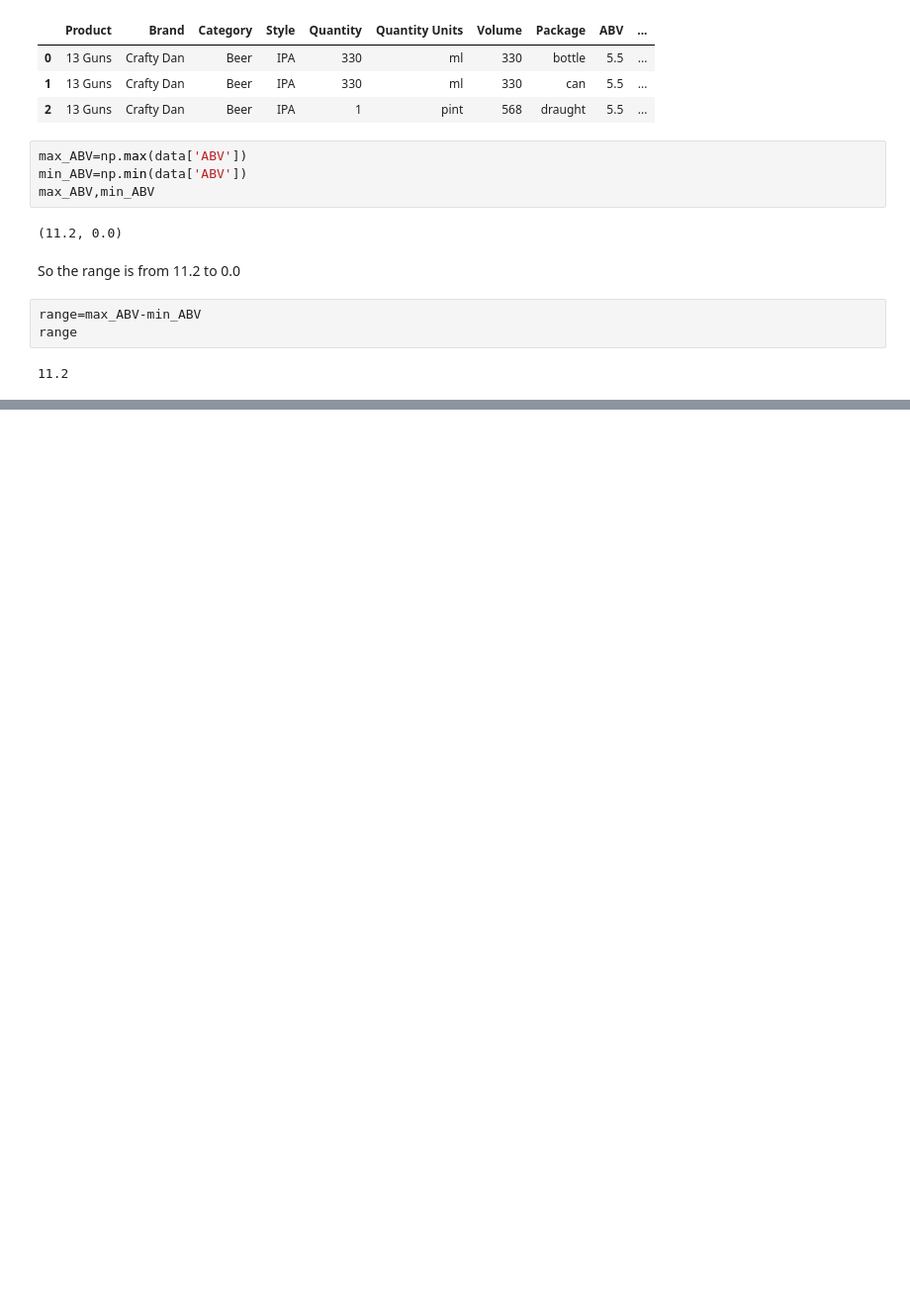
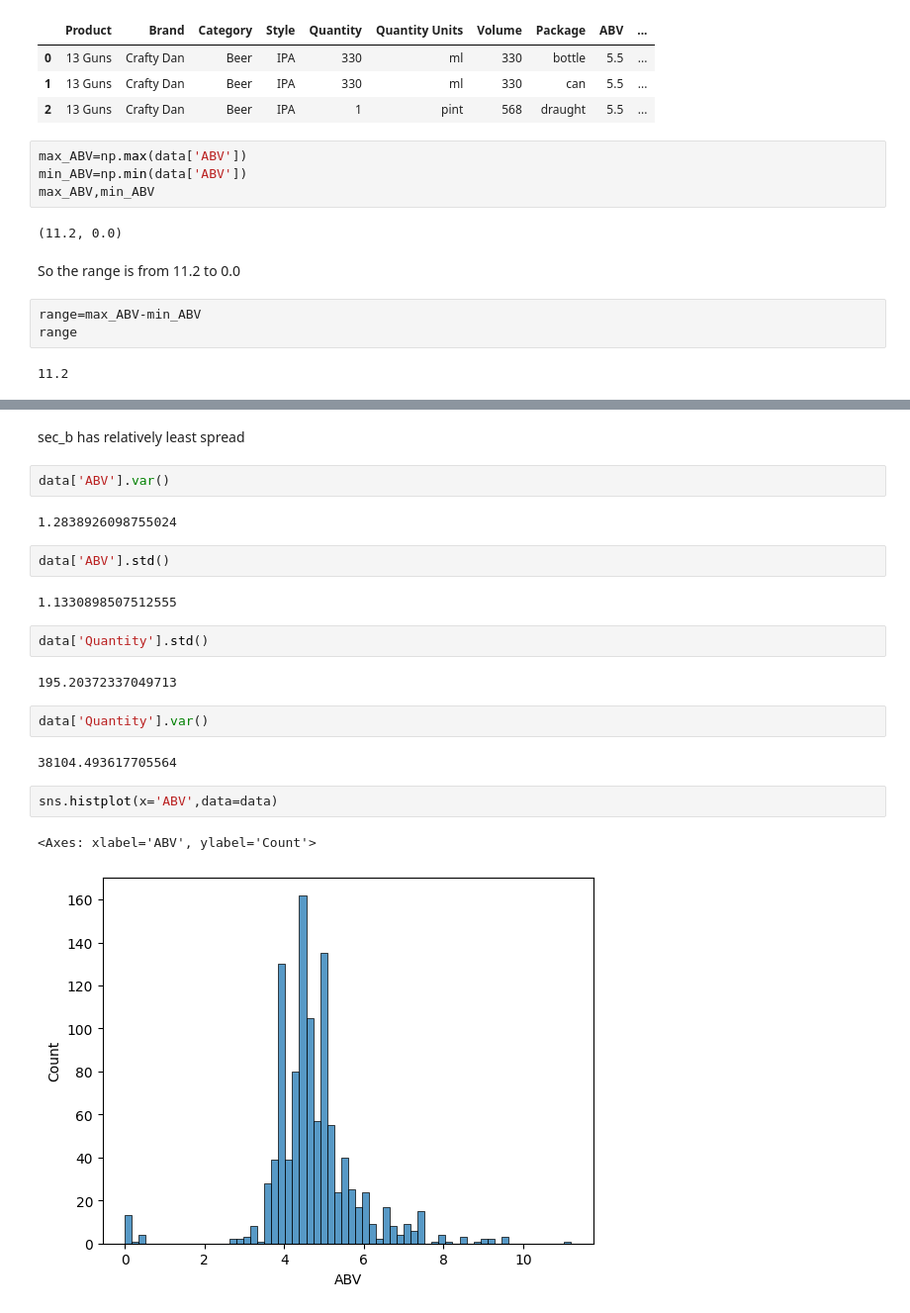
Before and after one commit to karishmasd/Data_Science, a Jupyter notebook: Measure_of_Variability.ipynb, the cells around one changed output, grey strips where cells are left out. Shown at 99% size. Drawn from its saved outputs; the diff is of its cells as text; blank space fills up the shorter version.

```diff
--- a/Measure_of_Variability.ipynb
+++ b/Measure_of_Variability.ipynb
@@ -29,0 +73,23 @@ range
+# %% [markdown]
+sec_b has relatively least spread
+# %%
+data['ABV'].var()
+# %% [output]
+1.2838926098755024
+# %%
+data['ABV'].std()
+# %% [output]
+1.1330898507512555
+# %%
+data['Quantity'].std()
+# %% [output]
+195.20372337049713
+# %%
+data['Quantity'].var()
+# %% [output]
+38104.493617705564
+# %%
+sns.histplot(x='ABV',data=data)
+# %% [output]
+<Axes: xlabel='ABV', ylabel='Count'>
+[figure, added]
```
Also changed, not shown: parts of 20 cells of this notebook.
